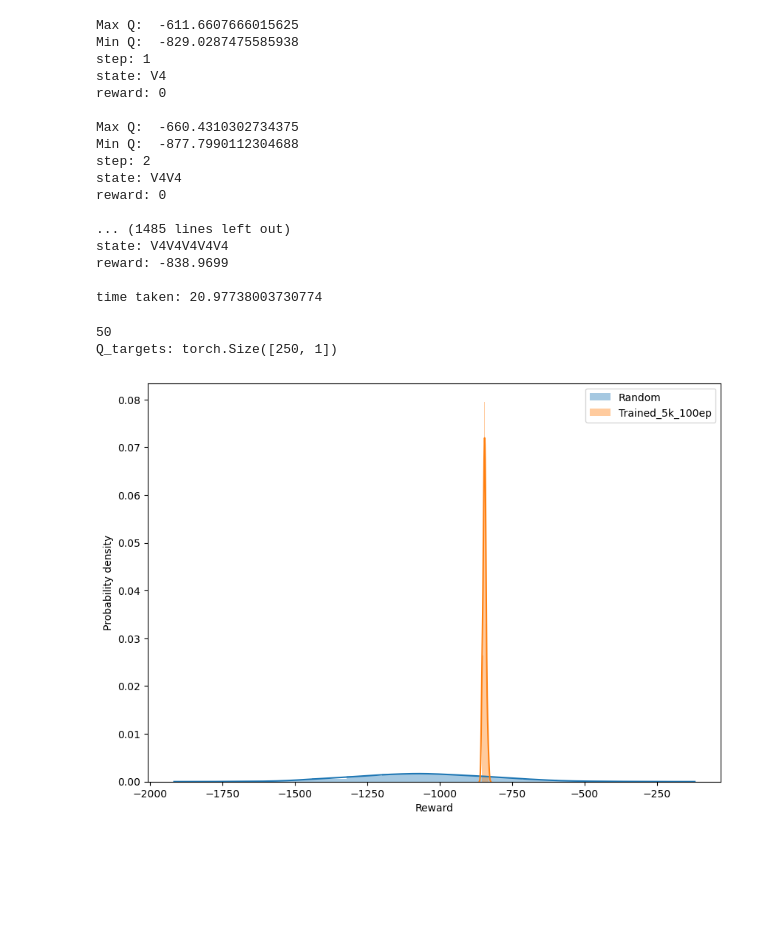
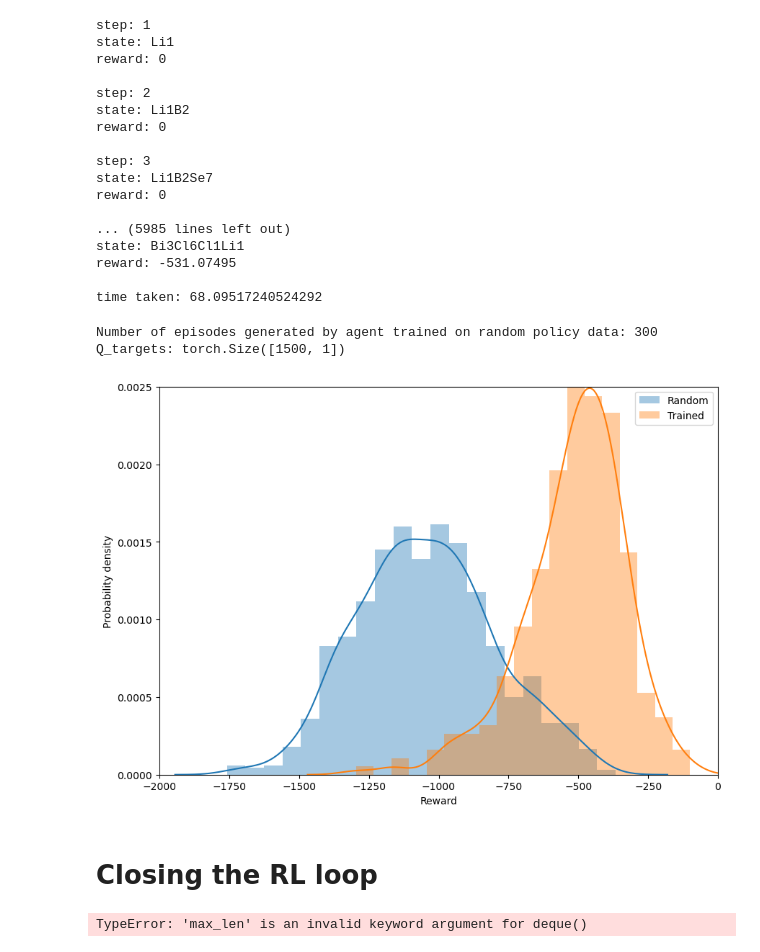
Before and after one commit to eltonpan/RL_materials_generation, a Jupyter notebook: train.ipynb, the cells around one changed output. Cells and saved outputs as stored; diff of their text form; code cells hidden in the pictures; blank space fills up the shorter version.

Commit message:
Added stochasticity of choosing actions

```diff
--- a/train.ipynb
+++ b/train.ipynb
@@ -35,7 +36,7 @@ for episode in Q_data_random:
         # state, action, reward = step
         [s_material, s_step], [a_elem, a_comp], Q_target = step
 
-        s_material = torch.tensor(s_material)
+        s_material = torch.tensor(s_material).float()
         s_step = torch.tensor(s_step)
         a_elem = torch.tensor(a_elem)
         a_comp = torch.tensor(a_comp)
@@ -74,12 +78,12 @@ sns.distplot(final_rewards_random)
 # %%
-sample_size = 5000
-s_material_inputs = s_material_inputs[:sample_size,:]
-s_step_inputs = s_step_inputs[:sample_size,:]
-a_elem_inputs = a_elem_inputs[:sample_size,:]
-a_comp_inputs = a_comp_inputs[:sample_size,:]
-Q_targets = Q_targets[:sample_size,:]
-print('s_material_inputs:', s_material_inputs.shape)
-print('s_step_inputs:', s_step_inputs.shape)
-print('a_elem_inputs:', a_elem_inputs.shape)
-print('a_comp_inputs:', a_comp_inputs.shape)
-print('Q_targets:', Q_targets.shape)
+# sample_size = 5000
+# s_material_inputs = s_material_inputs[:sample_size,:]
+# s_step_inputs = s_step_inputs[:sample_size,:]
+# a_elem_inputs = a_elem_inputs[:sample_size,:]
+# a_comp_inputs = a_comp_inputs[:sample_size,:]
+# Q_targets = Q_targets[:sample_size,:]
+# print('s_material_inputs:', s_material_inputs.shape)
+# print('s_step_inputs:', s_step_inputs.shape)
+# print('a_elem_inputs:', a_elem_inputs.shape)
+# print('a_comp_inputs:', a_comp_inputs.shape)
+# print('Q_targets:', Q_targets.shape)
@@ -396,10 +372,10 @@ reward: -848.414
 # ========= FOR TRAINED POLICY ===========
 start = time.time()
 #Generate episodes with DQN
-num_eps = 50
+num_eps = 300
 episodes = []
 for j in range(num_eps):
-    episode = generate_ep_with_dqn(dqn = dqn)
+    episode = generate_ep_with_dqn(dqn, max_steps = 5, epsilon = 0, stochastic_top_frac = 0.05)
     episodes.append(episode)
 
 Q_data_trained = []
@@ -414,29 +390,29 @@ print('time taken:', end - start)
 with open('./data/Q_data_trained.pkl', 'wb') as f:
     pickle.dump(Q_data_trained, f, pickle.HIGHEST_PROTOCOL)
 # %% [output]
-Max Q:  -611.6607666015625
-Min Q:  -829.0287475585938
 step: 1
-state: V4
+state: Li1
 reward: 0
 
-Max Q:  -660.4310302734375
-Min Q:  -877.7990112304688
 step: 2
-state: V4V4
+state: Li1B2
 reward: 0
 
-... (1485 lines left out)
-state: V4V4V4V4V4
-reward: -838.9699
+step: 3
+state: Li1B2Se7
+reward: 0
 
-time taken: 20.97738003730774
+... (5985 lines left out)
+state: Bi3Cl6Cl1Li1
+reward: -531.07495
+
+time taken: 68.09517240524292
 # %%
 # Load Q_data_random
 with open('./data/Q_data_trained.pkl', 'rb') as f:
     Q_data_trained = pickle.load(f)
 
-print(len(Q_data_trained))
+print('Number of episodes generated by agent trained on random policy data:',len(Q_data_trained))
 
 Q_targets_trained         = []
 
@@ -449,19 +425,37 @@ for episode in Q_data_trained:
 
 Q_targets_trained = torch.stack(Q_targets_trained)
 print('Q_targets:', Q_targets_trained.shape)
-print('')
 # %% [output]
-50
-Q_targets: torch.Size([250, 1])
+Number of episodes generated by agent trained on random policy data: 300
+Q_targets: torch.Size([1500, 1])
 # %%
 # Plot distribution of final rewards by random vs trained policy
 final_rewards_trained = Q_targets_trained[0::5].reshape(-1) # find final rewards
 plt.figure(figsize=(10,7))
 sns.distplot(final_rewards_random, hist = True, norm_hist = True, label = 'Random')
-sns.distplot(final_rewards_trained, hist = True, norm_hist = True, label = 'Trained_5k_100ep')
+sns.distplot(final_rewards_trained, hist = True, norm_hist = True, label = 'Trained')
 plt.ylabel('Probability density')
 plt.xlabel('Reward')
+plt.ylim(0,0.0025)
+plt.xlim(-2000,0)
 plt.legend()
+plt.savefig(fname = 'plots/reward_dist.png')
 plt.show()
 # %% [output]
-[figure, old version]
+[figure, new version]
+# %% [markdown]
+# Closing the RL loop
+# %%
+num_iter = 1000 # No. of training iterations
+epsilon  = 0.99   # Initial epsilon
+replay_buffer = collections.deque(max_len = 50000)
+
+for iteration in range(num_iter):
+    print('=========== TRAINING ITERATION %.0f ===========' % iteration)
+    print('Current epsilon = ', epsilon)
+
+    # Initialize env
+    env = MaterialEnvironment(element_set = element_set,
+                              comp_set =  comp_set,)
+# %% [output]
+TypeError: 'max_len' is an invalid keyword argument for deque()
```
Also changed, not shown: parts of 12 cells of this notebook, 5 other files.
